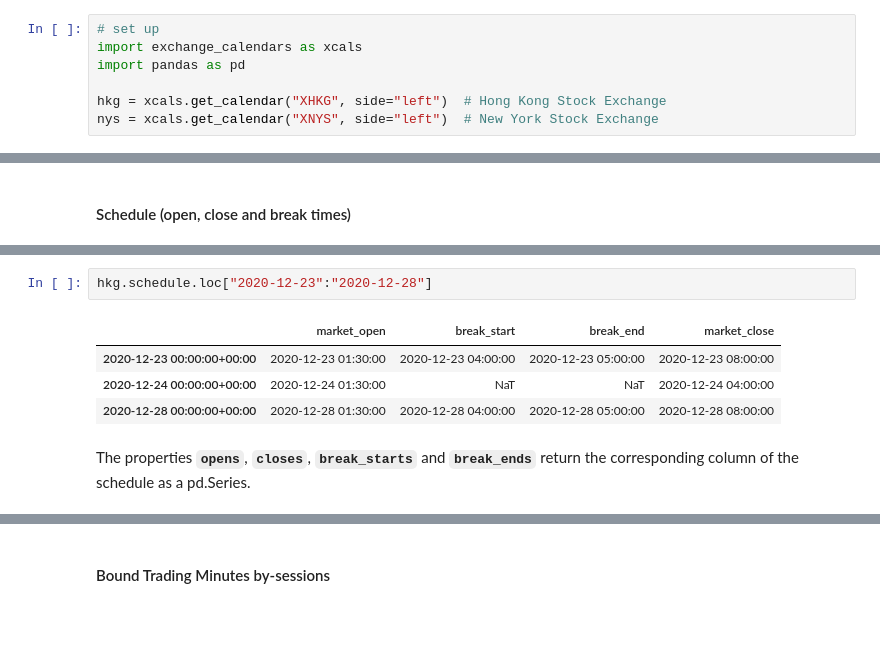
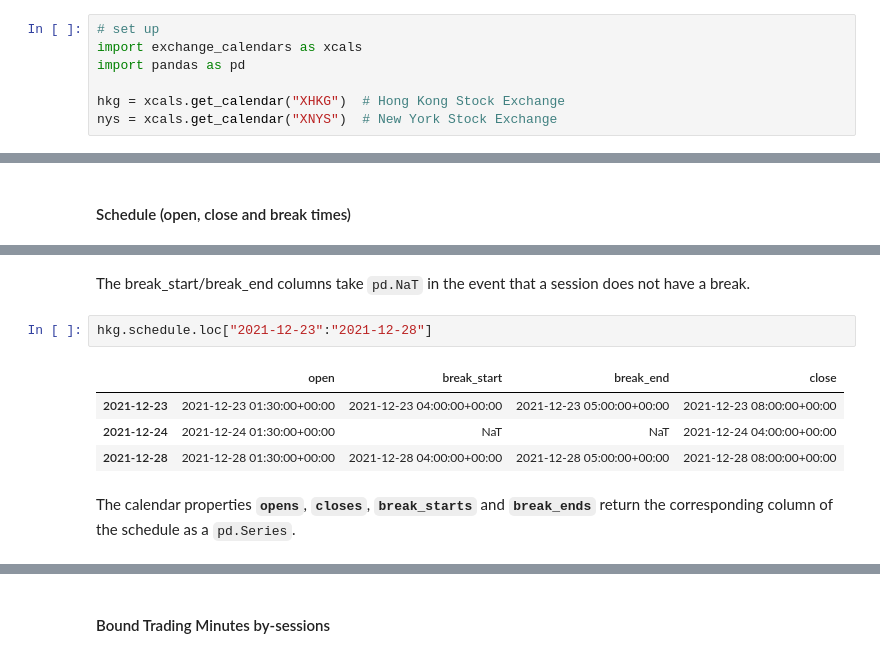
Before and after one commit to w3stling/exchange_calendars, a Jupyter notebook: docs/tutorials/calendar_properties.ipynb, the cells around one changed output, grey strips where cells are left out. Saved outputs shown, nothing was run; the diff lists cells and outputs as text; blank space fills up the shorter version.

```diff
--- a/docs/tutorials/calendar_properties.ipynb
+++ b/docs/tutorials/calendar_properties.ipynb
@@ -9,7 +9,7 @@ NB properties that _define_ a calendar (`open_times`, `special_closes_adhoc` etc
 import exchange_calendars as xcals
 import pandas as pd
 
-hkg = xcals.get_calendar("XHKG", side="left")  # Hong Kong Stock Exchange
-nys = xcals.get_calendar("XNYS", side="left")  # New York Stock Exchange
+hkg = xcals.get_calendar("XHKG")  # Hong Kong Stock Exchange
+nys = xcals.get_calendar("XNYS")  # New York Stock Exchange
 # %% [markdown]
 ### Calendar construction
@@ -171,12 +203,14 @@ The break_start/break_end columns take pd.NaT in the event that a session does n
+# %% [markdown]
+The break_start/break_end columns take `pd.NaT` in the event that a session does not have a break.
 # %%
-hkg.schedule.loc["2020-12-23":"2020-12-28"]
+hkg.schedule.loc["2021-12-23":"2021-12-28"]
 # %% [output]
-|  | market_open | break_start | break_end | market_close |
-| 2020-12-23 00:00:00+00:00 | 2020-12-23 01:30:00 | 2020-12-23 04:00:00 | 2020-12-23 05:00:00 | 2020-12-23 08:00:00 |
-| 2020-12-24 00:00:00+00:00 | 2020-12-24 01:30:00 | NaT | NaT | 2020-12-24 04:00:00 |
-| 2020-12-28 00:00:00+00:00 | 2020-12-28 01:30:00 | 2020-12-28 04:00:00 | 2020-12-28 05:00:00 | 2020-12-28 08:00:00 |
+|  | open | break_start | break_end | close |
+| 2021-12-23 | 2021-12-23 01:30:00+00:00 | 2021-12-23 04:00:00+00:00 | 2021-12-23 05:00:00+00:00 | 2021-12-23 08:00:00+00:00 |
+| 2021-12-24 | 2021-12-24 01:30:00+00:00 | NaT | NaT | 2021-12-24 04:00:00+00:00 |
+| 2021-12-28 | 2021-12-28 01:30:00+00:00 | 2021-12-28 04:00:00+00:00 | 2021-12-28 05:00:00+00:00 | 2021-12-28 08:00:00+00:00 |
 # %% [markdown]
-The properties **`opens`**, **`closes`**, **`break_starts`** and **`break_ends`** return the corresponding column of the schedule as a pd.Series.
+The calendar properties **`opens`**, **`closes`**, **`break_starts`** and **`break_ends`** return the corresponding column of the schedule as a `pd.Series`.
 # %%
 hkg.opens
 # %% [output]
```
Also changed, not shown: parts of 53 cells of this notebook, 8 other files.
